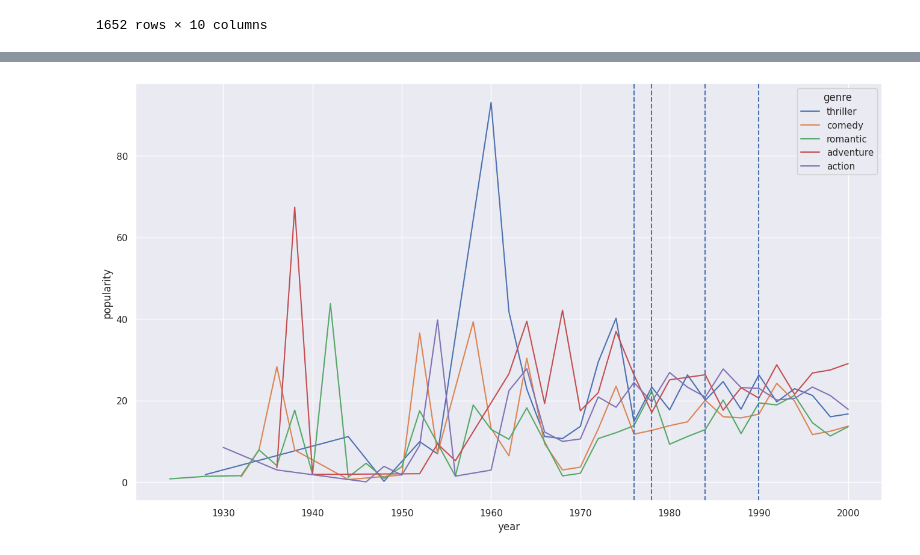
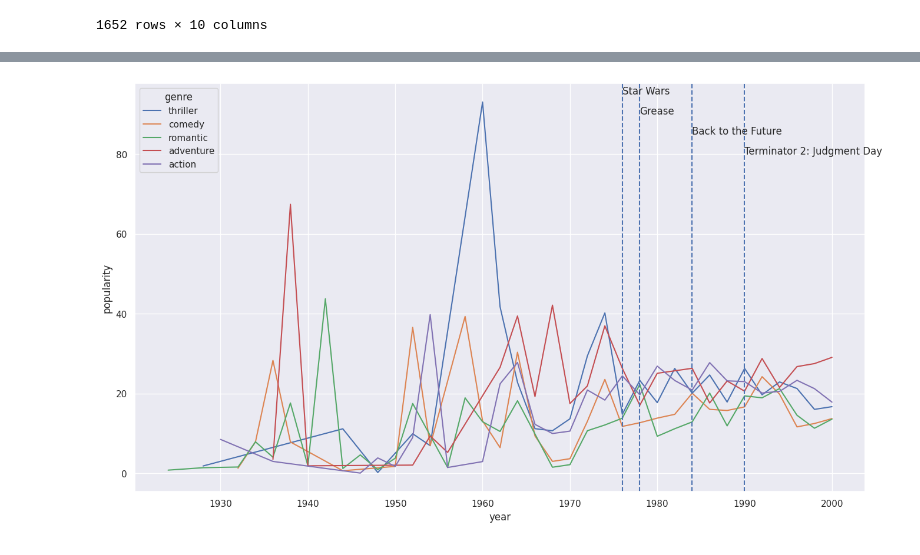
Before and after one commit to cristobalstrange/ProyectoInfoVis, a Jupyter notebook: data_cleaner.ipynb, the cells around one changed output, grey strips where cells are left out. Drawn from its saved outputs; the diff is of its cells as text; code cells hidden in the pictures.

```diff
--- a/data_cleaner.ipynb
+++ b/data_cleaner.ipynb
@@ -263,6 +263,6 @@ for i in ["action","adventure","romance","comedy","thriller"]:
     a = df[df[i]]
     maxi = a["popularity"].max()
     a = df[df["popularity"] == maxi]
-    maximos.append([i,str(a["original_title"]),int(a["popularity"]),int(a["year"])])
+    maximos.append([i,str(a.loc[:,"original_title"].iloc[0]),int(a.loc[:,"popularity"]),int(a.loc[:,"year"])])
 maximos
 # %% [output]
@@ -286,10 +274,16 @@ maximos
 # %%
 sns.set_theme(rc={'figure.figsize':(16,9)})
 ax = sns.lineplot(means[means.index<= 2000],y="popularity",x="year",hue="genre")
-
+n = 5
+peliculas_repetidas = []
 for maximo in maximos:
+    if maximo[1] in peliculas_repetidas:
+        continue
     ax.axvline(x = maximo[3],    # Line on x = 2
            ymin = 0, # Bottom of the plot
            ymax = 1,ls="--") # Top of the plot
+    ax.text(x=maximo[3],y=100-n,s=maximo[1])
+    peliculas_repetidas.append(maximo[1])
+    n+= 5
 # %% [output]
-[figure, old version]
+[figure, new version]
```
Also changed, not shown: parts of 2 cells of this notebook.
